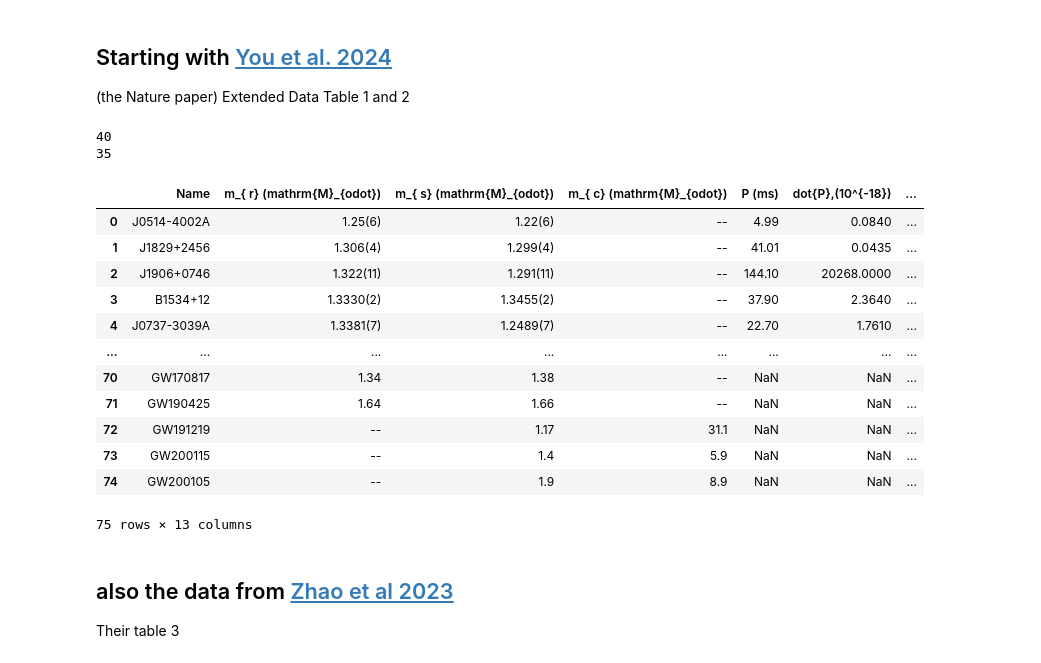
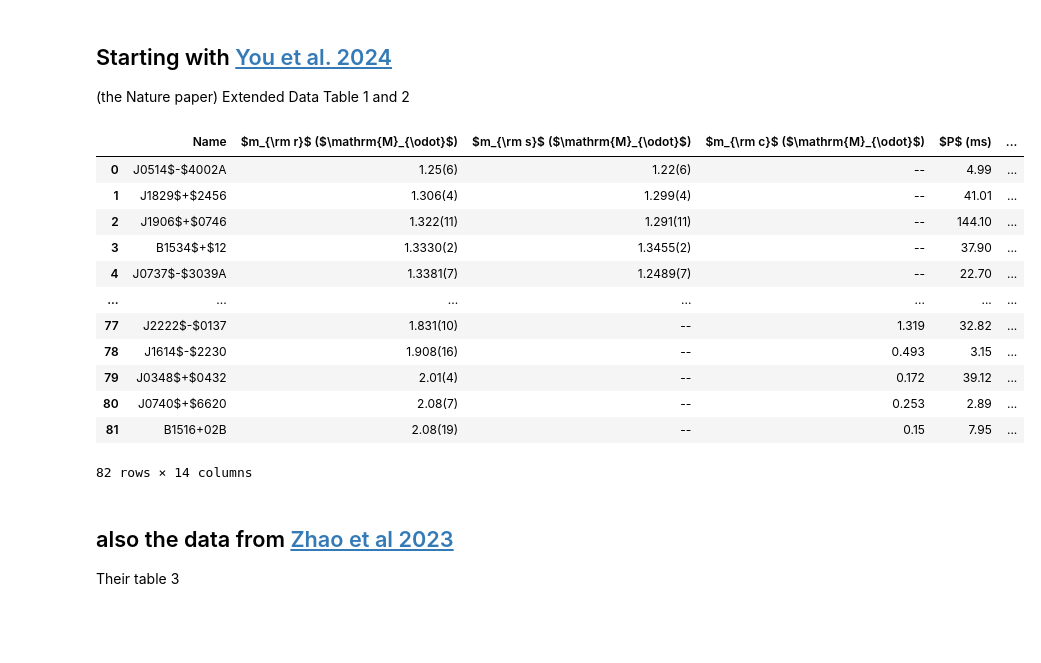
Before and after one commit to LiekeVanSon/NSNS_masses, a Jupyter notebook: code/ReadObserved.ipynb, the cells around one changed output. Saved outputs shown, nothing was run; the diff lists cells and outputs as text; code cells hidden in the pictures; blank space fills up the shorter version.

Commit message:
fighting with latex table reading

```diff
--- a/code/ReadObserved.ipynb
+++ b/code/ReadObserved.ipynb
@@ -55,3 +55,9 @@ def clean_latex_table(table):
 # %% [markdown]
 ## Starting with [You et al. 2024](http://arxiv.org/abs/2412.05524)
 (the Nature paper) Extended Data Table 1 and 2
+# %%
+from astropy.table import Table
+You2024_1 = Table.read('../data/You_NSmass_2024_DataTable1.tex', format='ascii.latex', header_start = 7, data_start=8).to_pandas()
+You2024_2 = Table.read('../data/You_NSmass_2024_DataTable1.tex', format='ascii.latex', header_start = 7, data_start=8).to_pandas()
+
+# display(You2024_2)
@@ -58,32 +109,46 @@ def clean_latex_table(table):
+# %%
+for table in [You2024_1, You2024_2]:
+    table = clean_column_with_parenthesis_uncertainty(table, r'$m_{\rm r}$ ($\mathrm{M}_{\odot}$)', 'Mass_r', 'Mass_r_err')
+    table = clean_column_with_parenthesis_uncertainty(table, r'$m_{\rm s}$ ($\mathrm{M}_{\odot}$)', 'Mass_s', 'Mass_s_err')
+    table = clean_companion_mass(table, col_name = r'$m_{\rm c}$ ($\mathrm{M}_{\odot}$)')
+
+    # convert the tables to pandas
+    # table = table.to_pandas()
+
+# Now combine yoour cleaned table 1 and 2
+You2024 = pd.concat([You2024_1, You2024_2], axis=0, ignore_index=True)
+
+display(You2024)
+# %% [output]
+|  | Name | $m_{\rm r}$ ($\mathrm{M}_{\odot}$) | $m_{\rm s}$ ($\mathrm{M}_{\odot}$) | $m_{\rm c}$ ($\mathrm{M}_{\odot}$) | $P$ (ms) | ... |
+| 0 | J0514$-$4002A | 1.25(6) | 1.22(6) | -- | 4.99 | ... |
+| 1 | J1829$+$2456 | 1.306(4) | 1.299(4) | -- | 41.01 | ... |
+| 2 | J1906$+$0746 | 1.322(11) | 1.291(11) | -- | 144.10 | ... |
+| 3 | B1534$+$12 | 1.3330(2) | 1.3455(2) | -- | 37.90 | ... |
+| 4 | J0737$-$3039A | 1.3381(7) | 1.2489(7) | -- | 22.70 | ... |
+| ... | ... | ... | ... | ... | ... | ... |
+| 77 | J2222$-$0137 | 1.831(10) | -- | 1.319 | 32.82 | ... |
+| 78 | J1614$-$2230 | 1.908(16) | -- | 0.493 | 3.15 | ... |
+| 79 | J0348$+$0432 | 2.01(4) | -- | 0.172 | 39.12 | ... |
+| 80 | J0740$+$6620 | 2.08(7) | -- | 0.253 | 2.89 | ... |
+| 81 | B1516+02B | 2.08(19) | -- | 0.15 | 7.95 | ... |
+82 rows × 14 columns
 # %%
-You24_DataTable1 = ascii.read('../data/You_NSmass_2024_DataTable1.tex', format='latex', header_start=7, data_start=8).to_pandas()
-print(len(You24_DataTable1))
+# Old code
 
-You24_DataTable2 = ascii.read('../data/You_NSmass_2024_DataTable2.tex', format='latex', header_start=6, data_start=7).to_pandas()
-print(len(You24_DataTable2))
+# You24_DataTable1 = ascii.read('../data/You_NSmass_2024_DataTable1.tex', format='latex', header_start=7, data_start=8).to_pandas()
+# print(len(You24_DataTable1))
 
-# Combine the tables
-You24_DataTable = pd.concat([You24_DataTable1, You24_DataTable2], axis=0, ignore_index=True)
-# display(You24_DataTable)
+# You24_DataTable2 = ascii.read('../data/You_NSmass_2024_DataTable2.tex', format='latex', header_start=6, data_start=7).to_pandas()
+# print(len(You24_DataTable2))
 
-You24_DataTable_clean = clean_latex_table(You24_DataTable)
-display(You24_DataTable_clean)
+
+# # Combine the tables
+# You24_DataTable = pd.concat([You24_DataTable1, You24_DataTable2], axis=0, ignore_index=True)
+# # display(You24_DataTable)
+
+# You24_DataTable_clean = clean_latex_table(You24_DataTable)
+# display(You24_DataTable_clean)
-# %% [output]
-40
-35
-|  | Name | m_{ r} (mathrm{M}_{odot}) | m_{ s} (mathrm{M}_{odot}) | m_{ c} (mathrm{M}_{odot}) | P (ms) | dot{P},(10^{-18}) | ... |
-| 0 | J0514-4002A | 1.25(6) | 1.22(6) | -- | 4.99 | 0.0840 | ... |
-| 1 | J1829+2456 | 1.306(4) | 1.299(4) | -- | 41.01 | 0.0435 | ... |
-| 2 | J1906+0746 | 1.322(11) | 1.291(11) | -- | 144.10 | 20268.0000 | ... |
-| 3 | B1534+12 | 1.3330(2) | 1.3455(2) | -- | 37.90 | 2.3640 | ... |
-| 4 | J0737-3039A | 1.3381(7) | 1.2489(7) | -- | 22.70 | 1.7610 | ... |
-| ... | ... | ... | ... | ... | ... | ... | ... |
-| 70 | GW170817 | 1.34 | 1.38 | -- | NaN | NaN | ... |
-| 71 | GW190425 | 1.64 | 1.66 | -- | NaN | NaN | ... |
-| 72 | GW191219 | -- | 1.17 | 31.1 | NaN | NaN | ... |
-| 73 | GW200115 | -- | 1.4 | 5.9 | NaN | NaN | ... |
-| 74 | GW200105 | -- | 1.9 | 8.9 | NaN | NaN | ... |
-75 rows × 13 columns
 # %% [markdown]
 ## also the data from [Zhao et al 2023](https://ui.adsabs.harvard.edu/abs/2023MNRAS.525.1498Z)
 Their table 3
```
Also changed, not shown: parts of 4 cells of this notebook, 1 other file.
